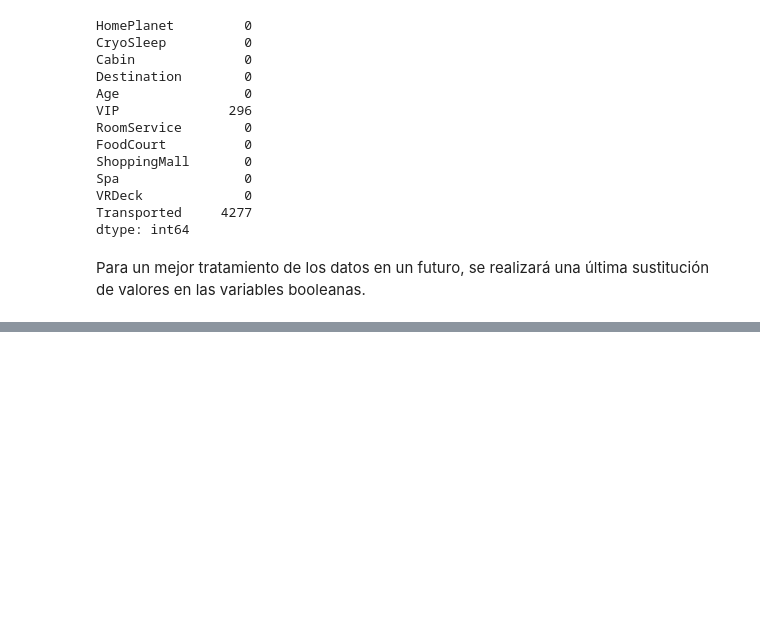
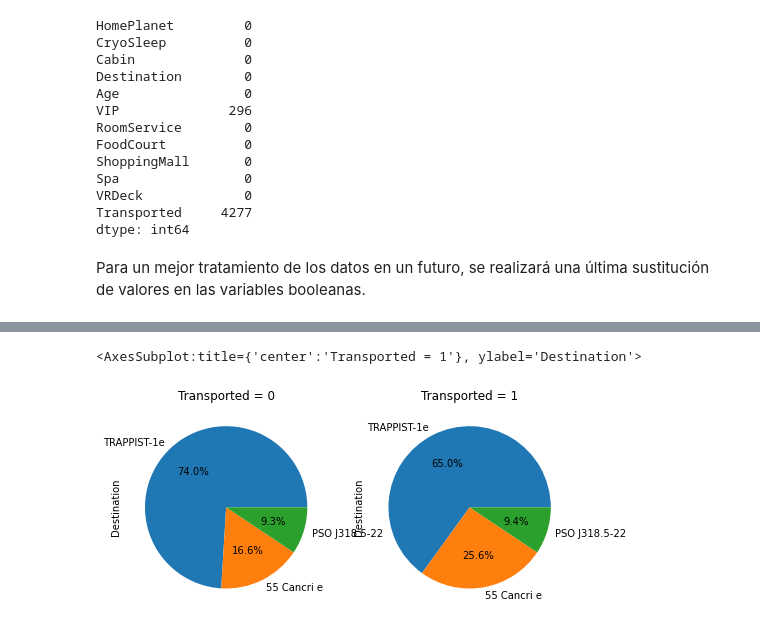
Before and after one commit to aliciacg7/spaceship-titanic-eda, a Jupyter notebook: spaceship-eda.ipynb, the cells around one changed output, grey strips where cells are left out. Saved outputs shown, nothing was run; the diff lists cells and outputs as text; code cells hidden in the pictures; blank space fills up the shorter version.

```diff
--- a/spaceship-eda.ipynb
+++ b/spaceship-eda.ipynb
@@ -271,0 +274,15 @@ Finalmente se expondrán las conclusiones obtenidas durante todo el proceso de a
+# %%
+# En funcion del destino de los pasajeros
+fig, axs = plt.subplots(1, 2, figsize=(8,6))
+titanic_train[titanic_train['Transported'] == 0]['Destination'].value_counts().plot(kind='pie',
+                                                                         autopct='%1.1f%%',
+                                                                         title='Transported = 0',
+                                                                         ax=axs[0])
+
+titanic_train[titanic_train['Transported'] == 1]['Destination'].value_counts().plot(kind='pie',
+                                                                         autopct='%1.1f%%',
+                                                                         title='Transported = 1',
+                                                                         ax=axs[1])
+# %% [output]
+<AxesSubplot:title={'center':'Transported = 1'}, ylabel='Destination'>
+[figure, added]
```
Also changed, not shown: parts of 4 cells of this notebook.
